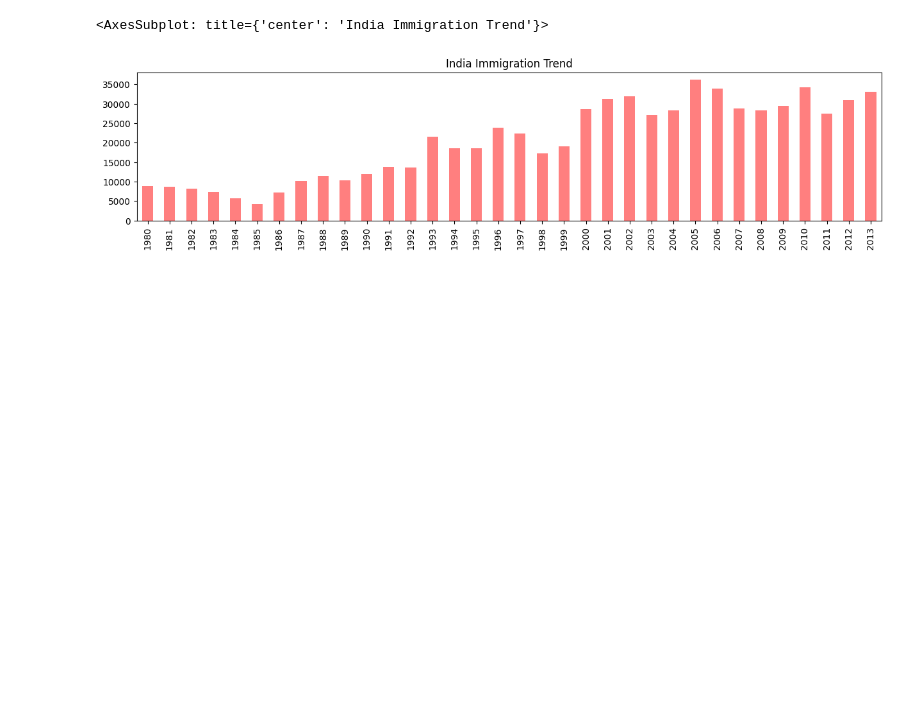
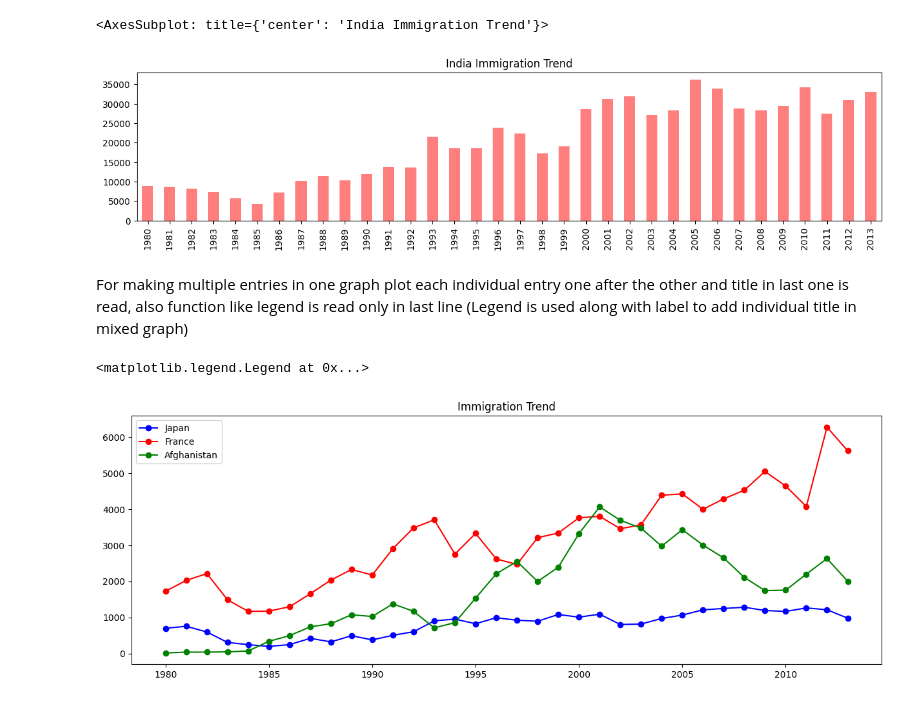
Before and after one commit to hey-infy/Python-Digipodium, a Jupyter notebook: pandas/ch3.ipynb, the cells around one changed output. Drawn from its saved outputs; the diff is of its cells as text; code cells hidden in the pictures; blank space fills up the shorter version.

Commit message:
HW_mixed_line_graph.ipynb

```diff
--- a/pandas/ch3.ipynb
+++ b/pandas/ch3.ipynb
@@ -135,3 +135,12 @@ df.loc['India', years].plot(kind='bar', color='red', title='India Immigration Tr
 # %% [output]
 <AxesSubplot: title={'center': 'India Immigration Trend'}>
 [figure]
+# %% [markdown]
+For making multiple entries in one graph plot each individual entry one after the other and title in last one is read, also function like legend is read only in last line (Legend is used along with label to add individual title in mixed graph)
+# %%
+df.loc['Japan', years].plot(kind='line',style='bo-',label = 'Japan', figsize=(15,5))
+df.loc['France', years].plot(kind='line', style='ro-',label = 'France', figsize=(15,5))
+df.loc['Afghanistan', years].plot(kind='line', style='go-',label = 'Afghanistan', title='Immigration Trend', figsize=(15,5)).legend()
+# %% [output]
+<matplotlib.legend.Legend at 0x...>
+[figure, added]
```
